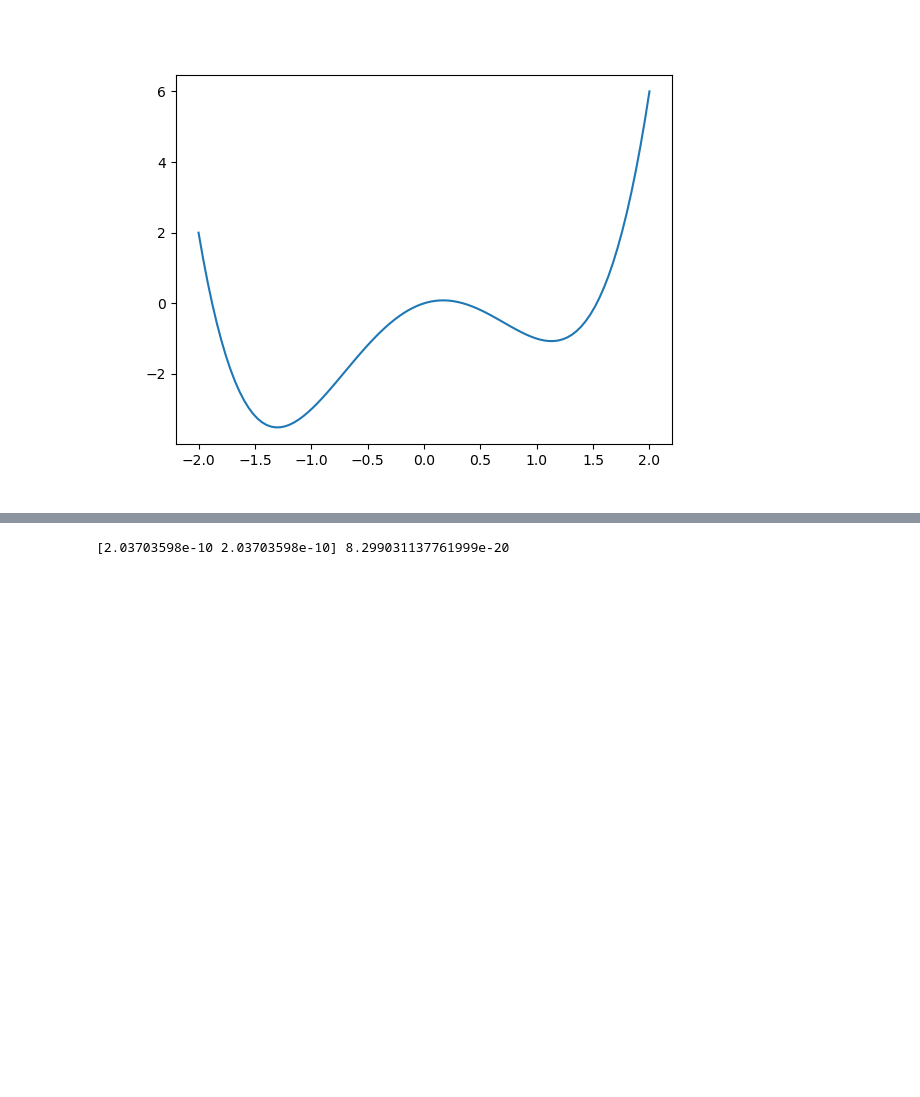
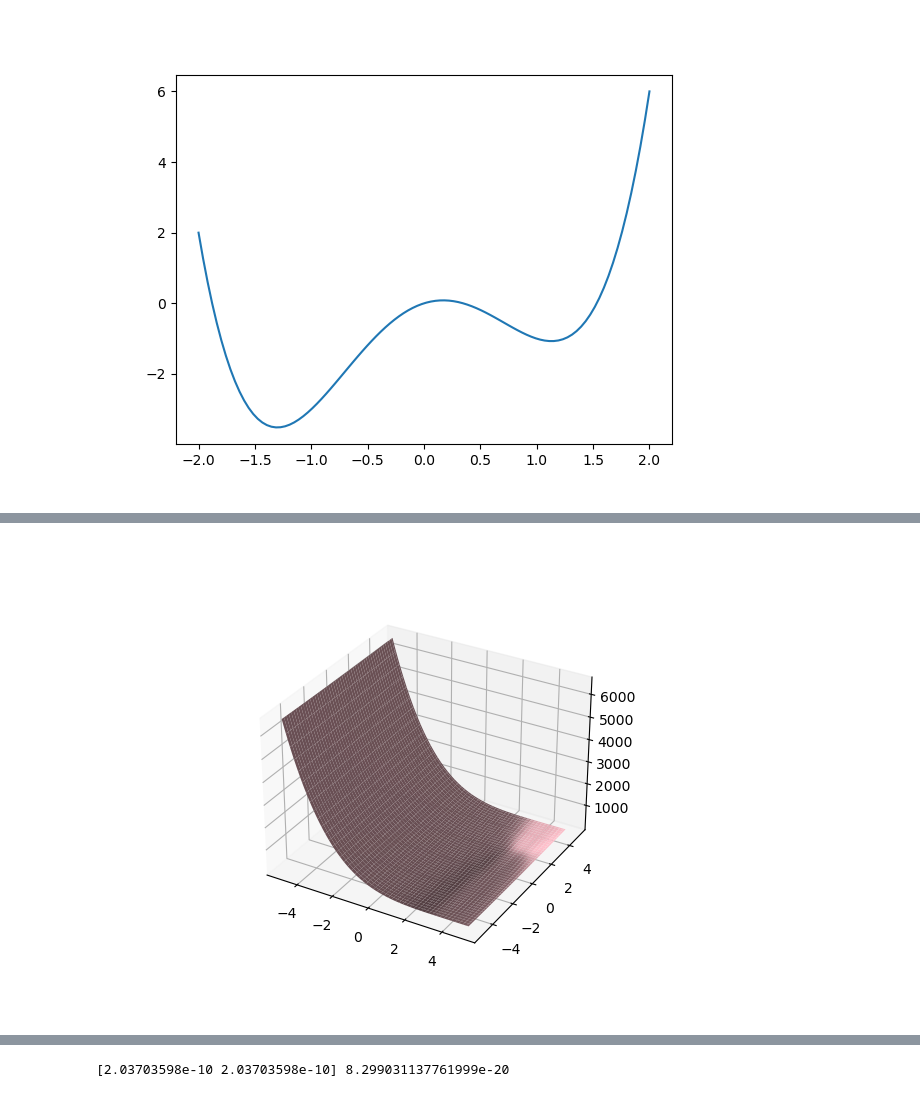
Before and after one commit to AnonymousePikachu/EE2703-ASL, a Jupyter notebook: Week6/Week6_solution.ipynb, the cells around one changed output, grey strips where cells are left out. Cells and saved outputs as stored; diff of their text form; code cells hidden in the pictures; blank space fills up the shorter version.

```diff
--- a/Week6/Week6_solution.ipynb
+++ b/Week6/Week6_solution.ipynb
@@ -83,0 +130,47 @@ ax.plot_surface(X, Y, Z )
+# %%
+r = [-5,5]
+x = np.linspace(r[0], r[1], 100)
+y = np.linspace(r[0], r[1], 100)
+X, Y = np.meshgrid(x, y)
+Z = f3(X, Y)
+
+# Set up the plot
+fig = plt.figure()
+ax = fig.add_subplot(111, projection='3d')
+surf = ax.plot_surface(X, Y, Z, color='pink')
+
+
+# Generate several values within a search 'space' and check whether the new value is better
+# than the best seen so far.
+# starting values
+bestx = -0.1
+besty = -0.1
+xall, yall, zall = [], [], []
+lnall, = ax.plot([], [], [], 'bo')
+lngood, = ax.plot([], [], [], 'go', markersize=10)
+
+def onestepderiv(frame):
+
+    global bestx, besty,lr
+    x = bestx - df3_dx(bestx) * lr
+    bestx = x
+    y = besty - df3_dy(besty) * lr
+    bestx = x
+    z = f(x,y)
+    lngood.set_data([x], [y])
+    lngood.set_3d_properties([x])
+    xall.append(X)
+    yall.append(Y)
+    zall.append(Z)
+    lnall.set_data(xall, yall)
+    lnall.set_3d_properties(zall)
+    return lngood,
+
+def Plot_grad2():
+    ani= FuncAnimation(fig, onestepderiv,frames=range(10), interval=1000, repeat=False)
+    return ani
+
+anim = Plot_grad2
+plt.show()
+# %% [output]
+[figure, added]
```
Also changed, not shown: parts of 12 cells of this notebook, 1 other file.
